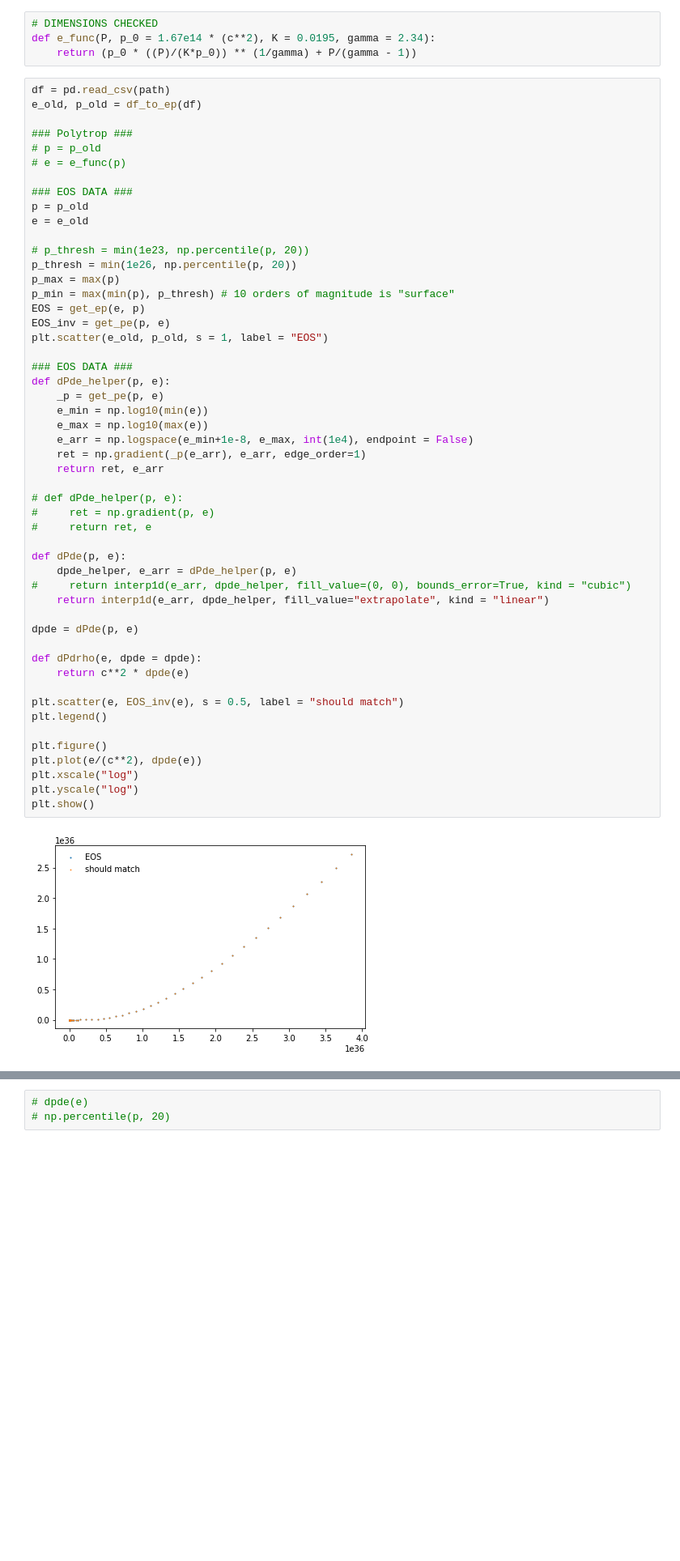
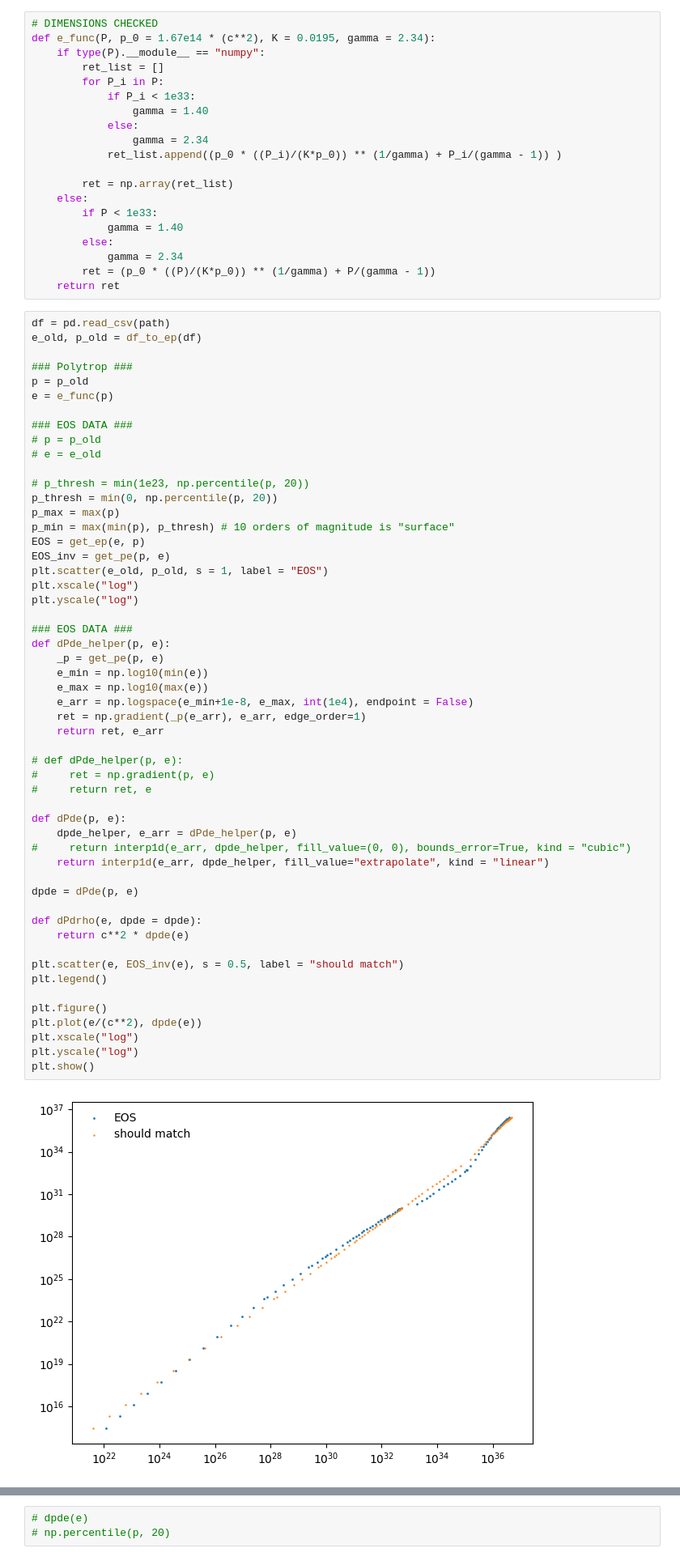
Before and after one commit to utkarsh7236/fmodes, a Jupyter notebook: cowling_approximation4.ipynb, the cells around one changed output, grey strips where cells are left out. Shown at 81% size. Drawn from its saved outputs; the diff is of its cells as text; blank space fills up the shorter version.

```diff
--- a/cowling_approximation4.ipynb
+++ b/cowling_approximation4.ipynb
@@ -119,57 +119,75 @@ def _dUdlnr(r, W, U, lamda, l, v):
 # %%
 # DIMENSIONS CHECKED
 def e_func(P, p_0 = 1.67e14 * (c**2), K = 0.0195, gamma = 2.34):
-    return (p_0 * ((P)/(K*p_0)) ** (1/gamma) + P/(gamma - 1))
+    if type(P).__module__ == "numpy":
+        ret_list = []
+        for P_i in P:
+            if P_i < 1e33:
+                gamma = 1.40
+            else:
+                gamma = 2.34
+            ret_list.append((p_0 * ((P_i)/(K*p_0)) ** (1/gamma) + P_i/(gamma - 1)) )
+
+        ret = np.array(ret_list)
+    else:
+        if P < 1e33:
+            gamma = 1.40
+        else:
+            gamma = 2.34
+        ret = (p_0 * ((P)/(K*p_0)) ** (1/gamma) + P/(gamma - 1))
+    return ret
 # %%
 df = pd.read_csv(path)
 e_old, p_old = df_to_ep(df)
 
 ### Polytrop ###
-# p = p_old
-# e = e_func(p)
+p = p_old
+e = e_func(p)
 
 ### EOS DATA ###
-p = p_old
-e = e_old
+# p = p_old
+# e = e_old
 
 # p_thresh = min(1e23, np.percentile(p, 20))
-p_thresh = min(1e26, np.percentile(p, 20))
+p_thresh = min(0, np.percentile(p, 20))
 p_max = max(p)
 p_min = max(min(p), p_thresh) # 10 orders of magnitude is "surface"
 EOS = get_ep(e, p)
 EOS_inv = get_pe(p, e)
 plt.scatter(e_old, p_old, s = 1, label = "EOS")
+plt.xscale("log")
+plt.yscale("log")
 
 ### EOS DATA ###
 def dPde_helper(p, e):
     _p = get_pe(p, e)
     e_min = np.log10(min(e))
     e_max = np.log10(max(e))
     e_arr = np.logspace(e_min+1e-8, e_max, int(1e4), endpoint = False)
     ret = np.gradient(_p(e_arr), e_arr, edge_order=1)
     return ret, e_arr
 
 # def dPde_helper(p, e):
 #     ret = np.gradient(p, e)
 #     return ret, e
 
 def dPde(p, e):
     dpde_helper, e_arr = dPde_helper(p, e)
 #     return interp1d(e_arr, dpde_helper, fill_value=(0, 0), bounds_error=True, kind = "cubic")
     return interp1d(e_arr, dpde_helper, fill_value="extrapolate", kind = "linear")
 
 dpde = dPde(p, e)
 
 def dPdrho(e, dpde = dpde):
     return c**2 * dpde(e)
 
 plt.scatter(e, EOS_inv(e), s = 0.5, label = "should match")
 plt.legend()
 
 plt.figure()
 plt.plot(e/(c**2), dpde(e))
 plt.xscale("log")
 plt.yscale("log")
 plt.show()
 # %% [output]
-[figure, old version]
+[figure, new version]
```
Also changed, not shown: parts of 7 cells of this notebook, 1 other file.
